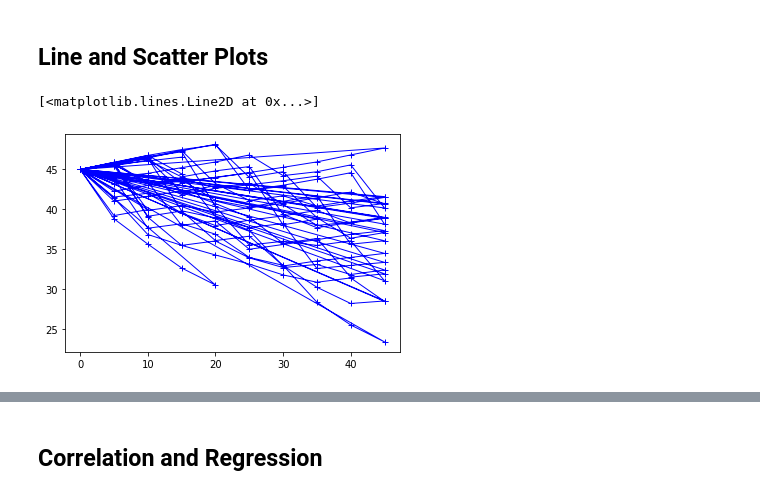
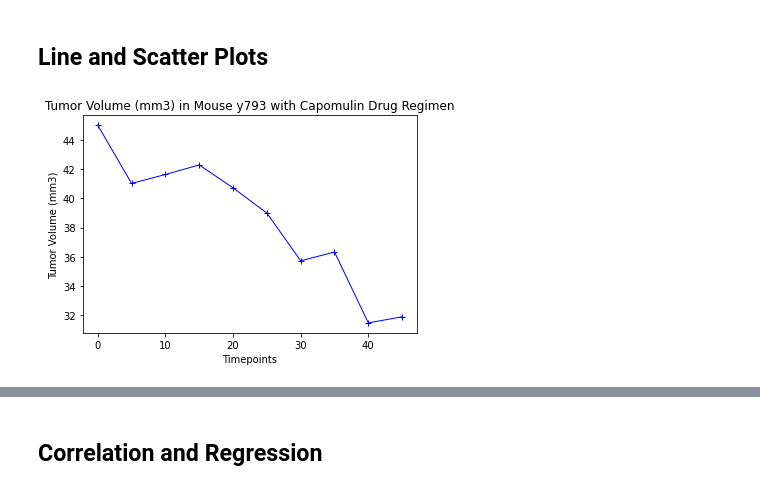
Before and after one commit to bakeralexan/matplotlib-challenge, a Jupyter notebook: Pymaceuticals/pymaceuticals_starter.ipynb, the cells around one changed output, grey strips where cells are left out. Saved outputs shown, nothing was run; the diff lists cells and outputs as text; code cells hidden in the pictures.

Commit message:
Uploading linegraphs, scatterplots, and linear regression code

```diff
--- a/Pymaceuticals/pymaceuticals_starter.ipynb
+++ b/Pymaceuticals/pymaceuticals_starter.ipynb
@@ -303,11 +305,13 @@ plt.show()
 # %%
 # Generate a line plot of tumor volume vs. time point for a mouse treated
 #with Capomulin
-Capomulin_df = clean_df.loc[clean_df['Drug Regimen']=='Capomulin']
-y_axis = Capomulin_df['Tumor Volume (mm3)']
-x_axis = Capomulin_df['Timepoint']
-plt.plot(x_axis, y_axis, marker="+",color="blue", linewidth=1, label="Fahreneit")
-#convert back into a dataframe
+single_mouse_df = clean_df.loc[clean_df['Mouse ID']=='y793']
+y_axis = single_mouse_df['Tumor Volume (mm3)']
+x_axis = single_mouse_df['Timepoint']
+plt.plot(x_axis, y_axis, marker="+",color="blue", linewidth=1)
+plt.ylabel('Tumor Volume (mm3)')
+plt.xlabel('Timepoints')
+plt.title('Tumor Volume (mm3) in Mouse y793 with Capomulin Drug Regimen')
+plt.show()
 # %% [output]
-[<matplotlib.lines.Line2D at 0x...>]
-[figure, old version]
+[figure, new version]
```
Also changed, not shown: parts of 10 cells of this notebook.
